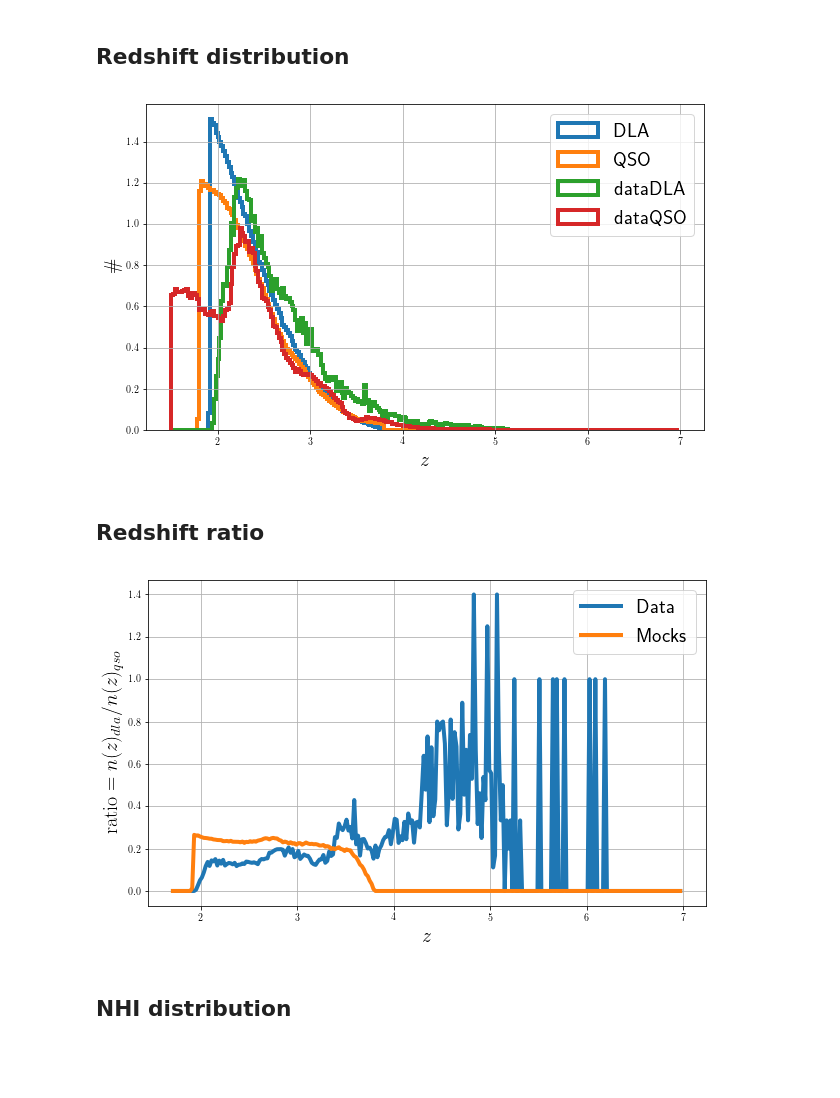
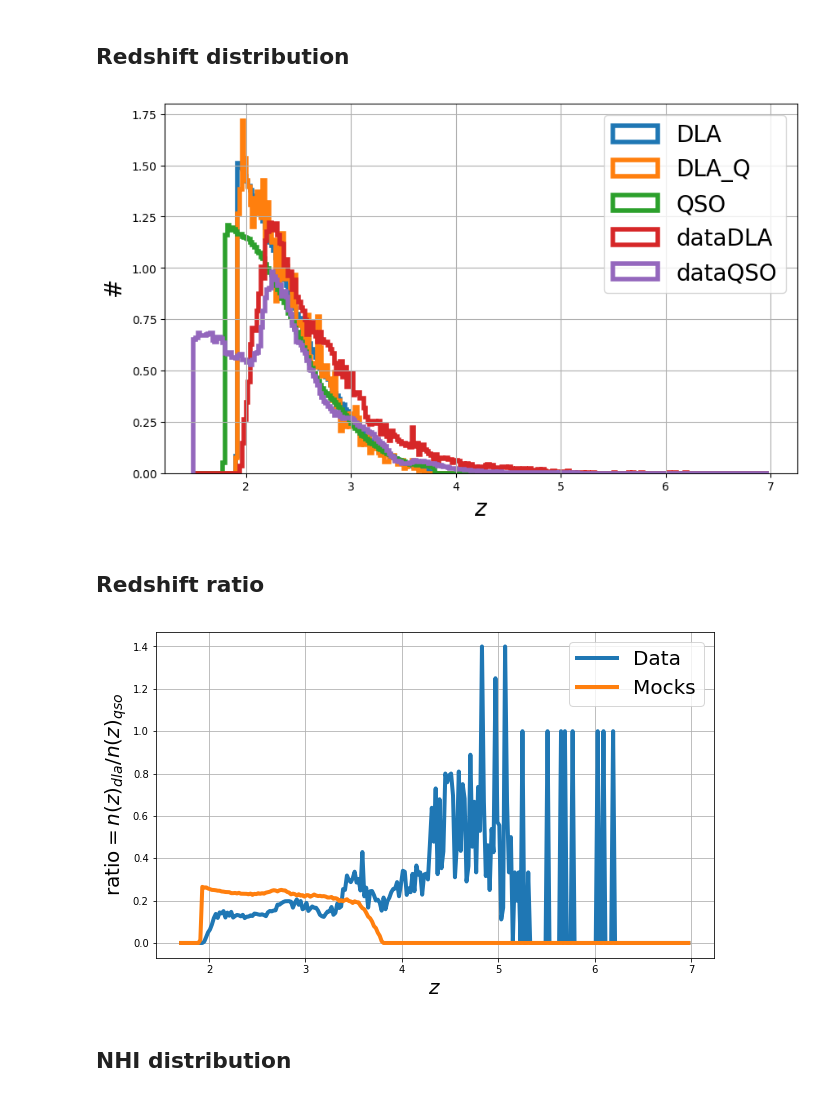
Before and after one commit to igmhub/desi_QA, a Jupyter notebook: Mocks/QA_DLA.ipynb, the cells around one changed output. Drawn from its saved outputs; the diff is of its cells as text; code cells hidden in the pictures; blank space fills up the shorter version.

```diff
--- a/Mocks/QA_DLA.ipynb
+++ b/Mocks/QA_DLA.ipynb
@@ -37,7 +37,7 @@ rcParams['figure.figsize'] = 10, 6
 rcParams['lines.linewidth'] = 4
 rcParams['axes.labelsize'] = 20
 rcParams['legend.fontsize'] = 20
-plt.rc('text',usetex=True)
+#plt.rc('text',usetex=True)
 # %% [markdown]
 Path to the mocks catalogs and outputs
 # %%
@@ -47,7 +47,7 @@ mock['quick_ver'] = 'quick-0.0'
 mock['mock_base'] = '/project/projectdirs/desi/mocks/lya_forest/london/'+mock['mock_ver']+'/'
 mock['Catalogs'] = '/global/homes/h/hdumasde/Run_programs/igmhub/picca/CoLoRe_mocks/v4.0/Catalog/'
 mock['QSO_catalog'] = mock['mock_base']+'/master.fits'
-mock['DLA_catalog'] = mock['Catalogs']+'/DLA.fits.gz'
+mock['DLA_catalog'] ='/project/projectdirs/desi/mocks/lya_forest/london/'+mock['mock_ver']+'/DLA_T.fits.gz'
 
 mock['delta'] = '/project/projectdirs/desi/mocks/lya_forest/picca/london/'+mock['mock_ver']+'/'+mock['quick_ver']+'/deltas/'
 mock['delta_attributes'] = '/project/projectdirs/desi/mocks/lya_forest/picca/london/'+mock['mock_ver']+'/'+mock['quick_ver']+'/iter.fits.gz'
@@ -59,3 +61,13 @@ mock['xcf_DLA_fit'] = '/global/homes/h/hdumasde/Run_programs/igmhub/picca/CoLoRe
+# %%
+mock2 = {}
+
+mock2['mock_ver'] = 'v4.0.0'
+mock2['quick_ver'] = 'quick-0.0.1'
+mock2['save_path']='/project/projectdirs/desi/users/alxogm/mocks/london/'+mock2['mock_ver']+'/'+mock['quick_ver']+'/Correlations/'
+mock2['mock_base'] = '/project/projectdirs/desi/mocks/lya_forest/london/'+mock2['mock_ver']+'/'
+mock2['Catalogs'] = mock2['mock_base']+mock2['quick_ver']
+mock2['QSO_catalog'] = mock2['mock_base']+'/master.fits'
+mock2['DLA_catalog'] = mock2['Catalogs']+'/DLA.fits.gz'
 # %% [markdown]
 Path to the data catalogs and outputs
 # %%
@@ -153,24 +168,27 @@ for i in sp.arange(15,24,0.5):
 # %% [markdown]
 ## Redshift distribution
 # %%
+fig=plt.figure(dpi=100)
 toPlot = {'QSO':mock['QSO_catalog'],
          'DLA':mock['DLA_catalog'],
+         'DLA_Q':mock2['DLA_catalog'],
          'dataQSO':data['QSO_catalog'],
          'dataDLA':data['DLA_catalog']}
-redshift_key = {'QSO':'Z_QSO_RSD', 'DLA':'Z', 'dataQSO':'Z','dataDLA':'Z'}
+
+redshift_key = {'QSO':'Z_QSO_RSD', 'DLA':'ZDLA', 'DLA_Q':'ZDLA','dataQSO':'Z','dataDLA':'Z'}
 
 bins = sp.arange(1.5,7.,0.02)
 for name,path in sorted(toPlot.items()):
     h = fitsio.FITS(path)
     z = h[1][redshift_key[name]][:]
     h.close()
     plt.hist(z,bins=bins,histtype='step',label=name,density=True,linewidth=4)
 plt.xlabel(r'$z$')
 plt.ylabel(r'$\mathrm{\#}$')
 plt.legend()
 plt.grid()
 # %% [output]
-[figure, old version]
+[figure, new version]
 # %% [markdown]
 ## Redshift ratio
 # %%
@@ -186,7 +204,8 @@ toPlot = {'QSO':mock['QSO_catalog'],
          'DLA':mock['DLA_catalog'],
          'dataQSO':data['QSO_catalog'],
          'dataDLA':data['DLA_catalog']}
-redshift_key = {'QSO':'Z_QSO_RSD', 'DLA':'Z', 'dataQSO':'Z','dataDLA':'Z'}
+
+redshift_key = {'QSO':'Z_QSO_RSD', 'DLA':'ZDLA', 'dataQSO':'Z','dataDLA':'Z'}
 
 bins = sp.arange(1.7,7.,0.02)
 for tpe in ['data','']:
@@ -210,6 +229,6 @@ plt.ylabel(r'$\mathrm{ratio} = n(z)_{dla}/n(z)_{qso}$')
 plt.legend()
 plt.grid()
 # %% [output]
-[figure, old version]
+[figure, new version]
 # %% [markdown]
 ## NHI distribution
```
Also changed, not shown: parts of 10 cells of this notebook.
